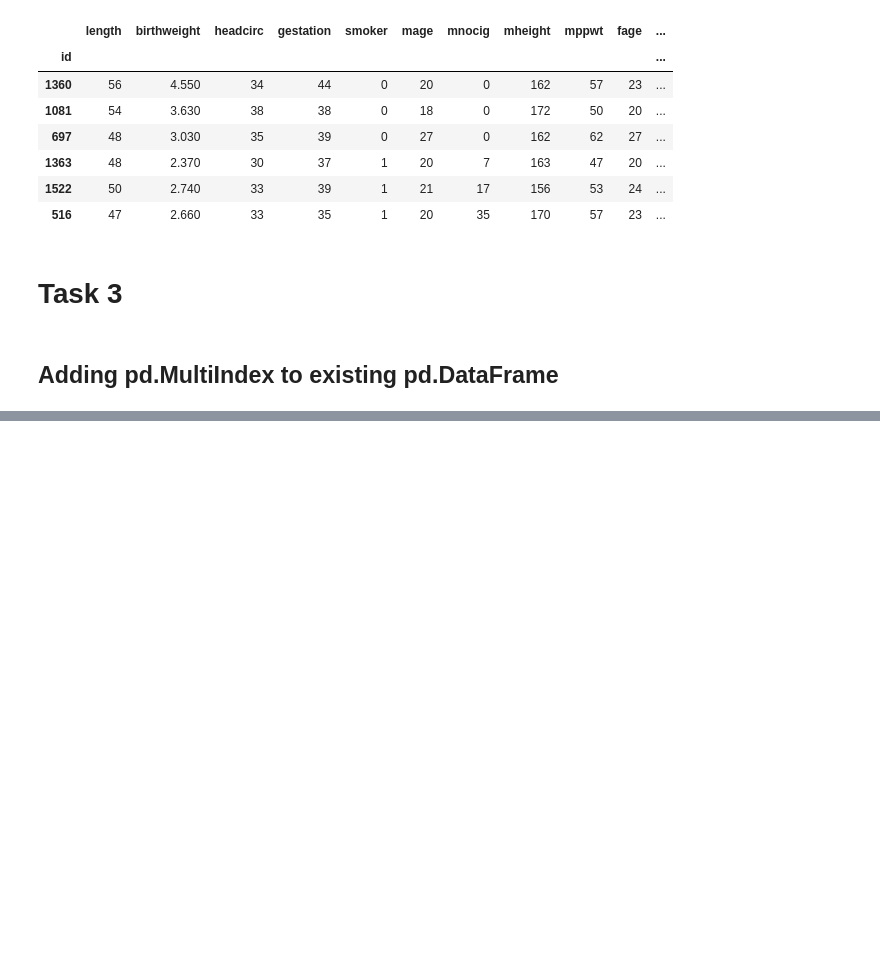
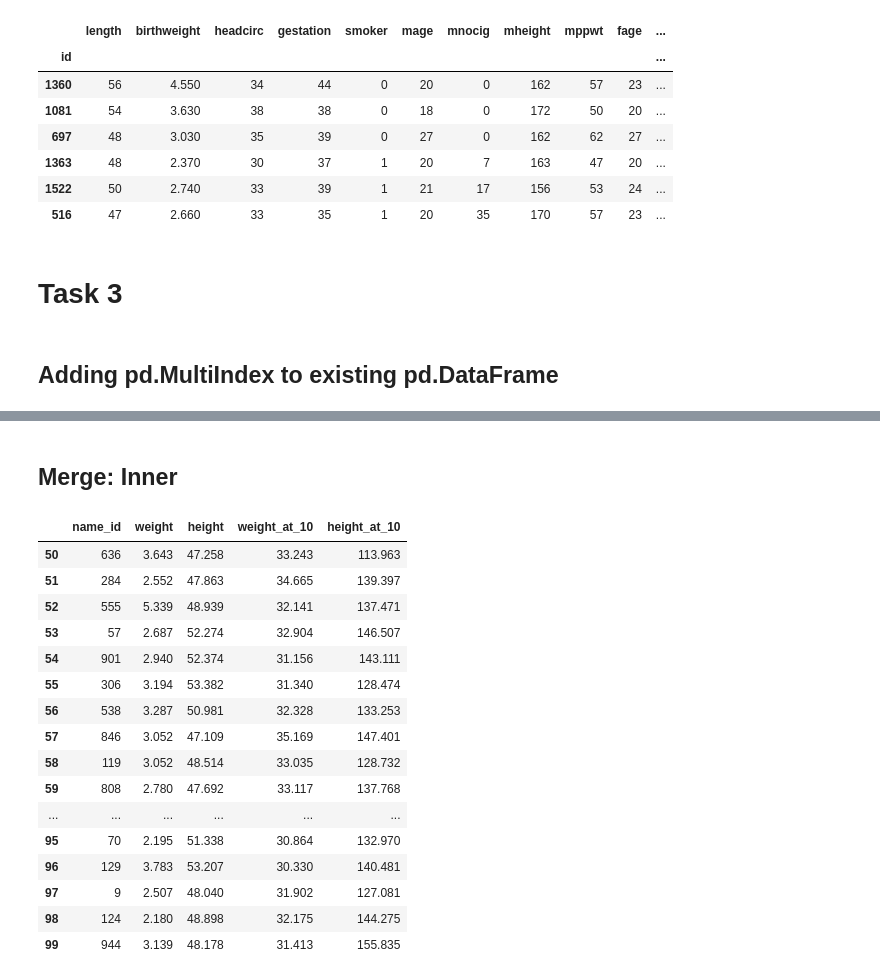
Before and after one commit to FreeLike76/KpiDataAnalysisPython, a Jupyter notebook: lab3/main3.ipynb, the cells around one changed output, grey strips where cells are left out. Drawn from its saved outputs; the diff is of its cells as text; code cells hidden in the pictures; blank space fills up the shorter version.

```diff
--- a/lab3/main3.ipynb
+++ b/lab3/main3.ipynb
@@ -170,0 +181,9 @@ df
+# %%
+# shared column
+name_id = np.random.randint(0, 1000, size=(150))
+# %%
+df1 = pd.DataFrame(index=range(0, 100))
+df1["name_id"] = name_id[0:100]
+df1["weight"] = np.random.normal(3, 1, size=(100))
+df1["height"] = np.random.normal(50, 2, size=(100))
+df1
@@ -170,0 +204,6 @@ df
+# %%
+df2 = pd.DataFrame(index=range(50, 150))
+df2["name_id"] = name_id[50:150]
+df2["weight_at_10"] = np.random.normal(32, 2, size=(100))
+df2["height_at_10"] = np.random.normal(135, 10, size=(100))
+df2
@@ -170,0 +224,23 @@ df
+# %% [markdown]
+## Merge: Inner
+# %%
+df_inner = pd.merge(df1, df2, how="inner", left_index=True, right_index=True, suffixes=(None, "_copy")).drop("name_id_copy", axis=1)
+df_inner
+# %% [output]
+|  | name_id | weight | height | weight_at_10 | height_at_10 |
+| 50 | 636 | 3.643 | 47.258 | 33.243 | 113.963 |
+| 51 | 284 | 2.552 | 47.863 | 34.665 | 139.397 |
+| 52 | 555 | 5.339 | 48.939 | 32.141 | 137.471 |
+| 53 | 57 | 2.687 | 52.274 | 32.904 | 146.507 |
+| 54 | 901 | 2.940 | 52.374 | 31.156 | 143.111 |
+| 55 | 306 | 3.194 | 53.382 | 31.340 | 128.474 |
+| 56 | 538 | 3.287 | 50.981 | 32.328 | 133.253 |
+| 57 | 846 | 3.052 | 47.109 | 35.169 | 147.401 |
+| 58 | 119 | 3.052 | 48.514 | 33.035 | 128.732 |
+| 59 | 808 | 2.780 | 47.692 | 33.117 | 137.768 |
+| ... | ... | ... | ... | ... | ... |
+| 95 | 70 | 2.195 | 51.338 | 30.864 | 132.970 |
+| 96 | 129 | 3.783 | 53.207 | 30.330 | 140.481 |
+| 97 | 9 | 2.507 | 48.040 | 31.902 | 127.081 |
+| 98 | 124 | 2.180 | 48.898 | 32.175 | 144.275 |
+| 99 | 944 | 3.139 | 48.178 | 31.413 | 155.835 |
```
Also changed, not shown: parts of 22 cells of this notebook.
